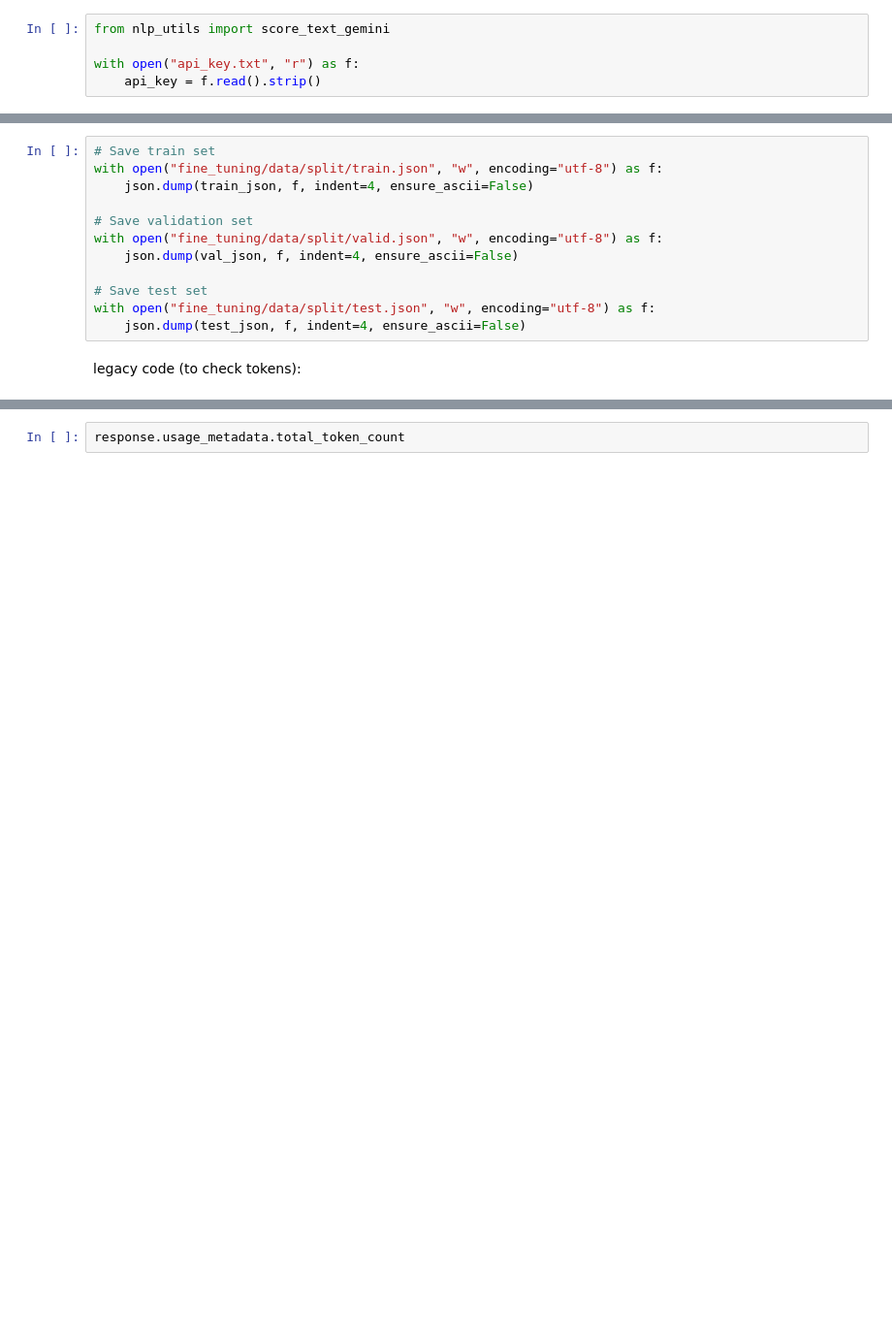
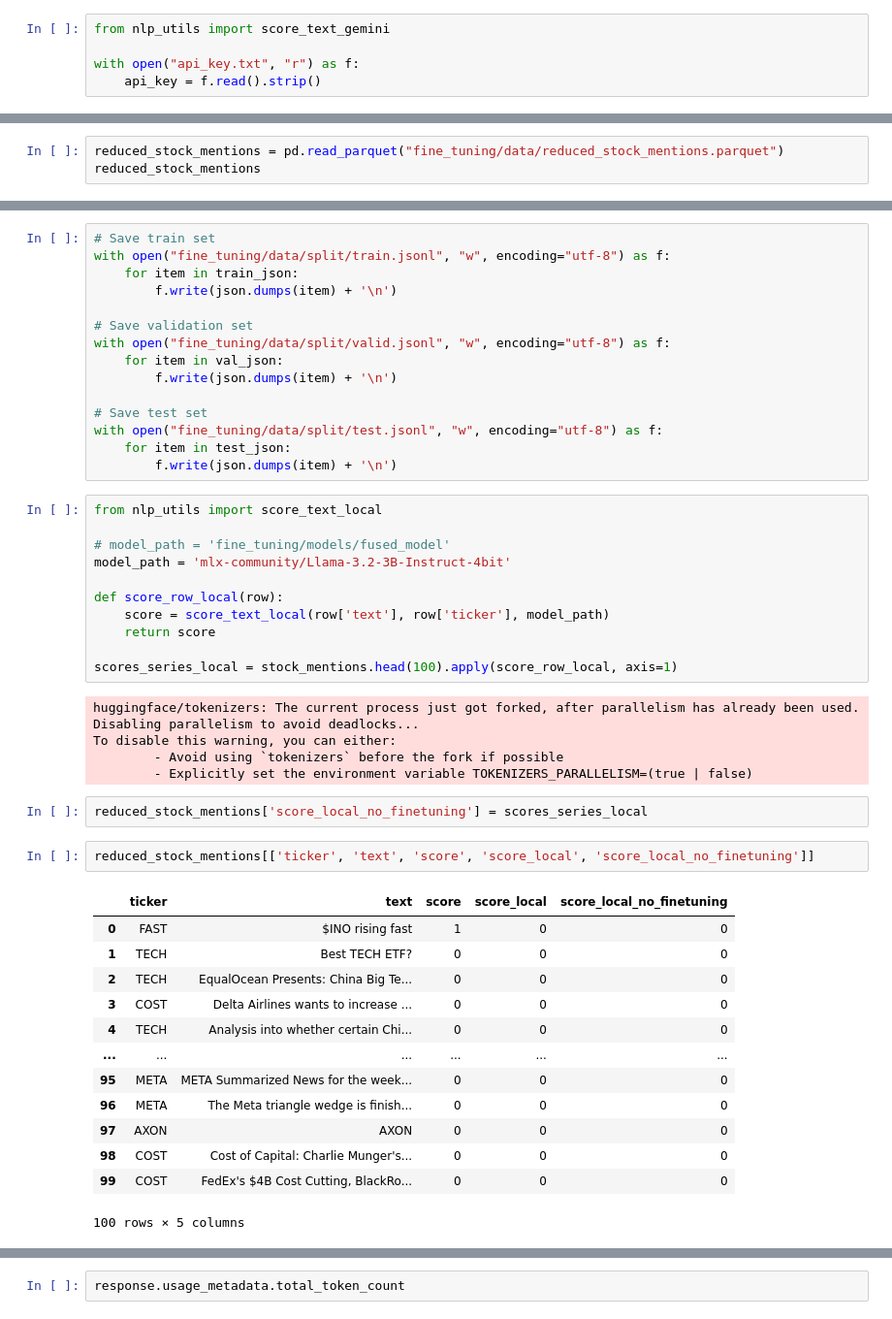
Before and after one commit to francescobraicovich/stonks, a Jupyter notebook: nlp/nlp_scoring.ipynb, the cells around one changed output, grey strips where cells are left out. Shown at 97% size. Drawn from its saved outputs; the diff is of its cells as text; blank space fills up the shorter version.

Commit message:
tried out some fine-tuning

```diff
--- a/nlp/nlp_scoring.ipynb
+++ b/nlp/nlp_scoring.ipynb
@@ -96,0 +74,3 @@ See the caveats in the documentation: https://pandas.pydata.org/pandas-docs/stab
+# %%
+reduced_stock_mentions = pd.read_parquet("fine_tuning/data/reduced_stock_mentions.parquet")
+reduced_stock_mentions
@@ -164,15 +145,50 @@ val_json = val_data.to_dict(orient="records")
 test_json = test_data.to_dict(orient="records")
 # %%
 # Save train set
-with open("fine_tuning/data/split/train.json", "w", encoding="utf-8") as f:
-    json.dump(train_json, f, indent=4, ensure_ascii=False)
+with open("fine_tuning/data/split/train.jsonl", "w", encoding="utf-8") as f:
+    for item in train_json:
+        f.write(json.dumps(item) + '\n')
 
 # Save validation set
-with open("fine_tuning/data/split/valid.json", "w", encoding="utf-8") as f:
-    json.dump(val_json, f, indent=4, ensure_ascii=False)
+with open("fine_tuning/data/split/valid.jsonl", "w", encoding="utf-8") as f:
+    for item in val_json:
+        f.write(json.dumps(item) + '\n')
 
 # Save test set
-with open("fine_tuning/data/split/test.json", "w", encoding="utf-8") as f:
-    json.dump(test_json, f, indent=4, ensure_ascii=False)
+with open("fine_tuning/data/split/test.jsonl", "w", encoding="utf-8") as f:
+    for item in test_json:
+        f.write(json.dumps(item) + '\n')
-# %% [markdown]
-legacy code (to check tokens):
+# %%
+from nlp_utils import score_text_local
+
+# model_path = 'fine_tuning/models/fused_model'
+model_path = 'mlx-community/Llama-3.2-3B-Instruct-4bit'
+
+def score_row_local(row):
+    score = score_text_local(row['text'], row['ticker'], model_path)
+    return score
+
+scores_series_local = stock_mentions.head(100).apply(score_row_local, axis=1)
+# %% [output]
+huggingface/tokenizers: The current process just got forked, after parallelism has already been used. Disabling parallelism to avoid deadlocks...
+To disable this warning, you can either:
+        - Avoid using `tokenizers` before the fork if possible
+        - Explicitly set the environment variable TOKENIZERS_PARALLELISM=(true | false)
+# %%
+reduced_stock_mentions['score_local_no_finetuning'] = scores_series_local
+# %%
+reduced_stock_mentions[['ticker', 'text', 'score', 'score_local', 'score_local_no_finetuning']]
+# %% [output]
+|  | ticker | text | score | score_local | score_local_no_finetuning |
+| 0 | FAST | $INO rising fast | 1 | 0 | 0 |
+| 1 | TECH | Best TECH ETF? | 0 | 0 | 0 |
+| 2 | TECH | EqualOcean Presents: China Big Te... | 0 | 0 | 0 |
+| 3 | COST | Delta Airlines wants to increase ... | 0 | 0 | 0 |
+| 4 | TECH | Analysis into whether certain Chi... | 0 | 0 | 0 |
+| ... | ... | ... | ... | ... | ... |
+| 95 | META | META Summarized News for the week... | 0 | 0 | 0 |
+| 96 | META | The Meta triangle wedge is finish... | 0 | 0 | 0 |
+| 97 | AXON | AXON | 0 | 0 | 0 |
+| 98 | COST | Cost of Capital: Charlie Munger's... | 0 | 0 | 0 |
+| 99 | COST | FedEx's $4B Cost Cutting, BlackRo... | 0 | 0 | 0 |
+100 rows × 5 columns
```
Also changed, not shown: parts of 13 cells of this notebook, 1 other file.
